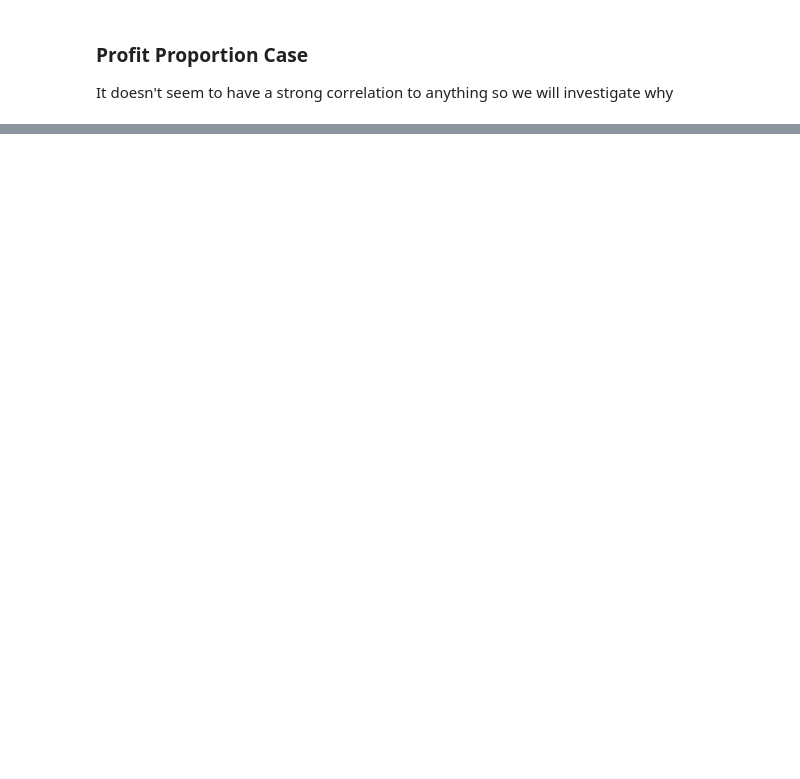
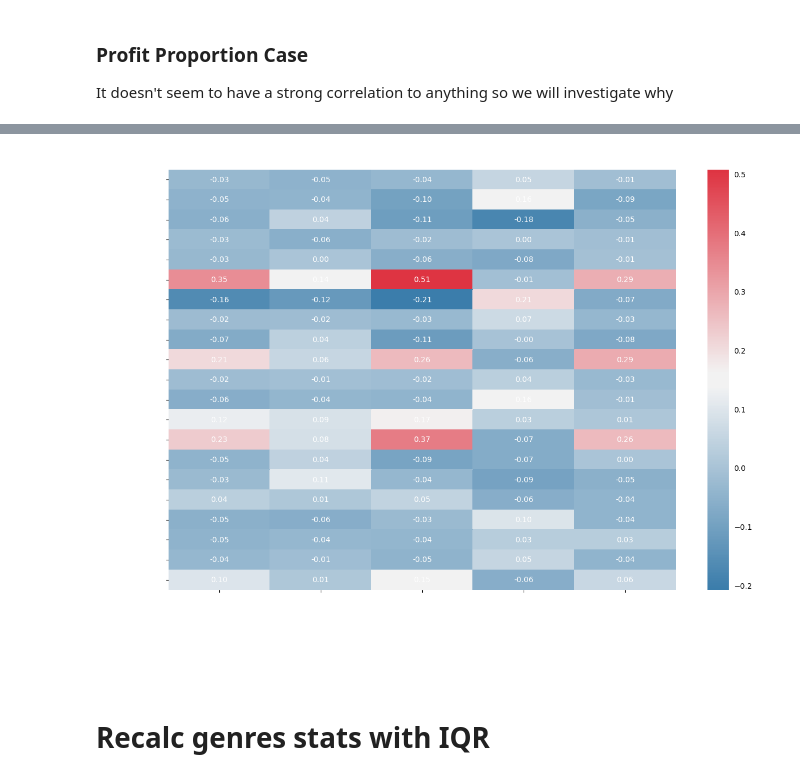
Before and after one commit to minerva-ds/dsc-movies-analysis, a Jupyter notebook: index.ipynb, the cells around one changed output, grey strips where cells are left out. Saved outputs shown, nothing was run; the diff lists cells and outputs as text; code cells hidden in the pictures; blank space fills up the shorter version.

```diff
--- a/index.ipynb
+++ b/index.ipynb
@@ -3310,14 +2871,0 @@ Genres with Highest Average Profit per Movie:
-# %%
-plt.figure(figsize=(12, 6))
-plt.scatter(genre_metrics_df['TotalProfits'], genre_metrics_df['AverageProfit'], s=genre_metrics_df['TotalVotes']*0.01, c='skyblue', alpha=0.5, edgecolors='w')
-plt.xlabel('Total Profits (millions)')
-plt.ylabel('Average Profit per Movie (thousands)')
-plt.title('Total Profits vs. Average Profit per Movie by Genre')
-plt.grid(True)
-plt.tight_layout()
-
-# Highlight genres with high average profits
-for genre, avg_profit in zip(high_yield_genres['Genre'], high_yield_genres['AverageProfit']):
-    plt.annotate(genre, (genre_metrics_df.loc[genre_metrics_df['Genre'] == genre, 'TotalProfits'],
-                         genre_metrics_df.loc[genre_metrics_df['Genre'] == genre, 'AverageProfit']),
-                    textcoords="offset points", xytext=(0,10), ha='center')
@@ -3538,0 +3049,49 @@ conn.close()
+# %%
+# Recalculate the correlation matrix for specific metrics and genres
+metrics = ['profit', 'profit_proportion', 'tn_production_budget', 'averagerating', 'numvotes']
+genres = [c for c in iqr_movies_df.columns if c.startswith("isgenre_")]
+
+# Create a DataFrame to store the correlations
+correlation_data = {}
+
+for genre in genres:
+    genre_name = genre.replace('isgenre_', '')
+    correlation_data[genre_name] = []
+    for metric in metrics:
+        correlation = iqr_movies_df[genre].corr(iqr_movies_df[metric])
+        correlation_data[genre_name].append(correlation)
+
+# Convert the dictionary to a DataFrame
+correlation_df = pd.DataFrame(correlation_data, index=metrics).T
+
+# Define a custom palette for a movie-like feel
+movie_palette = sns.diverging_palette(240, 10, n=9, sep=10, s=80, l=50, as_cmap=True)
+
+# Plot the heatmap for the filtered data
+plt.figure(figsize=(15, 10), facecolor='none')  # Adjust the figure size and set facecolor to none for transparency
+ax = sns.heatmap(correlation_df, annot=True, cmap=movie_palette, fmt='.2f', annot_kws={"size": 10, "color": "white"})  # Adjust annotation font size and color
+plt.title('Correlation between Genres and Key Metrics (Outliers Removed)', fontsize=16, color='white')
+plt.xlabel('Metrics', fontsize=12, color='white')
+plt.ylabel('Genres', fontsize=12, color='white')
+plt.xticks(rotation=45, ha='right', fontsize=10, color='white')  # Rotate x-axis labels for better readability
+plt.yticks(rotation=0, fontsize=10, color='white')  # Ensure y-axis labels are not rotated
+
+# Change the color of the x and y ticks
+for label in ax.get_xticklabels():
+    label.set_color('white')
+for label in ax.get_yticklabels():
+    label.set_color('white')
+
+# Change the color of the color bar ticks and label
+colorbar = ax.collections[0].colorbar
+colorbar.ax.yaxis.set_tick_params(color='white')
+colorbar.set_label('Correlation', color='white')
+for tick in colorbar.ax.yaxis.get_major_ticks():
+    tick.label1.set_color('white')
+
+plt.gca().set_facecolor('none')  # Set the axes facecolor to none for transparency
+plt.show()
+# %% [output]
+[figure, added]
+# %% [markdown]
+# Recalc genres stats with IQR
```
Also changed, not shown: parts of 88 cells of this notebook, 2 other files.
